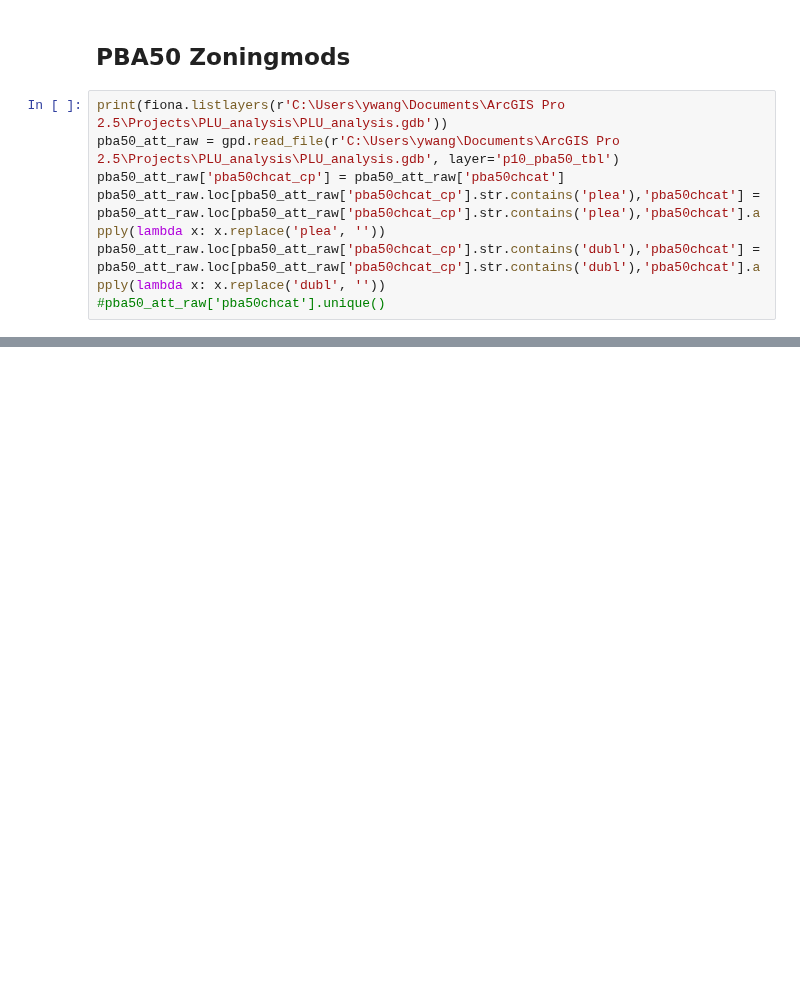
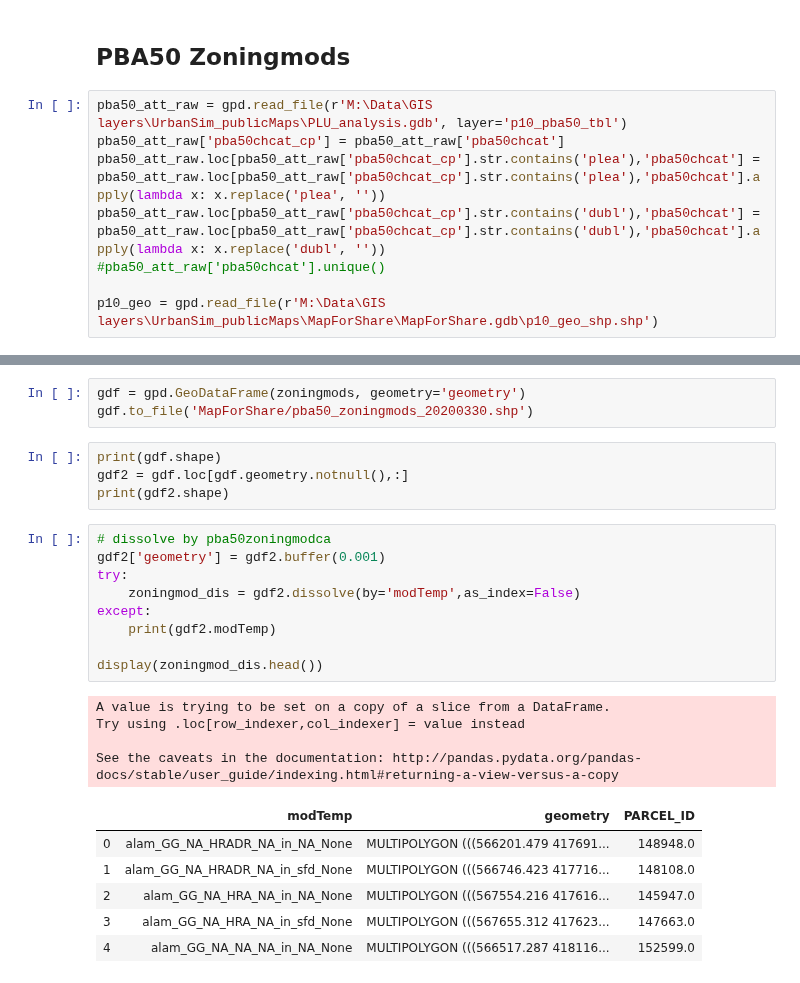
Before and after one commit to BayAreaMetro/petrale, a Jupyter notebook: policies/plu/maps_for_partners/UrbanSim_Input_Mapping.ipynb, the cells around one changed output, grey strips where cells are left out. Saved outputs shown, nothing was run; the diff lists cells and outputs as text; blank space fills up the shorter version.

```diff
--- a/policies/plu/maps_for_partners/UrbanSim_Input_Mapping.ipynb
+++ b/policies/plu/maps_for_partners/UrbanSim_Input_Mapping.ipynb
@@ -82,9 +127,10 @@ zoning.columns = list(zoning)[:3] + ['jurisdiction'] + list(zoning)[4:]
 # %% [markdown]
 ## PBA50 Zoningmods
 # %%
-print(fiona.listlayers(r'C:\Users\ywang\Documents\ArcGIS Pro 2.5\Projects\PLU_analysis\PLU_analysis.gdb'))
-pba50_att_raw = gpd.read_file(r'C:\Users\ywang\Documents\ArcGIS Pro 2.5\Projects\PLU_analysis\PLU_analysis.gdb', layer='p10_pba50_tbl')
+pba50_att_raw = gpd.read_file(r'M:\Data\GIS layers\UrbanSim_publicMaps\PLU_analysis.gdb', layer='p10_pba50_tbl')
 pba50_att_raw['pba50chcat_cp'] = pba50_att_raw['pba50chcat']
 pba50_att_raw.loc[pba50_att_raw['pba50chcat_cp'].str.contains('plea'),'pba50chcat'] = pba50_att_raw.loc[pba50_att_raw['pba50chcat_cp'].str.contains('plea'),'pba50chcat'].apply(lambda x: x.replace('plea', ''))
 pba50_att_raw.loc[pba50_att_raw['pba50chcat_cp'].str.contains('dubl'),'pba50chcat'] = pba50_att_raw.loc[pba50_att_raw['pba50chcat_cp'].str.contains('dubl'),'pba50chcat'].apply(lambda x: x.replace('dubl', ''))
 #pba50_att_raw['pba50chcat'].unique()
+
+p10_geo = gpd.read_file(r'M:\Data\GIS layers\UrbanSim_publicMaps\MapForShare\MapForShare.gdb\p10_geo_shp.shp')
@@ -116,0 +151,27 @@ pba50_att_tbl.to_csv('pba50_zoningmods.csv')
+# %%
+gdf = gpd.GeoDataFrame(zoningmods, geometry='geometry')
+gdf.to_file('MapForShare/pba50_zoningmods_20200330.shp')
+# %%
+print(gdf.shape)
+gdf2 = gdf.loc[gdf.geometry.notnull(),:]
+print(gdf2.shape)
+# %%
+# dissolve by pba50zoningmodca
+gdf2['geometry'] = gdf2.buffer(0.001)
+try:
+    zoningmod_dis = gdf2.dissolve(by='modTemp',as_index=False)
+except:
+    print(gdf2.modTemp)
+
+display(zoningmod_dis.head())
+# %% [output]
+A value is trying to be set on a copy of a slice from a DataFrame.
+Try using .loc[row_indexer,col_indexer] = value instead
+
+See the caveats in the documentation: http://pandas.pydata.org/pandas-docs/stable/user_guide/indexing.html#returning-a-view-versus-a-copy
+|  | modTemp | geometry | PARCEL_ID |
+| 0 | alam_GG_NA_HRADR_NA_in_NA_None | MULTIPOLYGON (((566201.479 417691... | 148948.0 |
+| 1 | alam_GG_NA_HRADR_NA_in_sfd_None | MULTIPOLYGON (((566746.423 417716... | 148108.0 |
+| 2 | alam_GG_NA_HRA_NA_in_NA_None | MULTIPOLYGON (((567554.216 417616... | 145947.0 |
+| 3 | alam_GG_NA_HRA_NA_in_sfd_None | MULTIPOLYGON (((567655.312 417623... | 147663.0 |
+| 4 | alam_GG_NA_NA_NA_in_NA_None | MULTIPOLYGON (((566517.287 418116... | 152599.0 |
```
Also changed, not shown: parts of 20 cells of this notebook.
